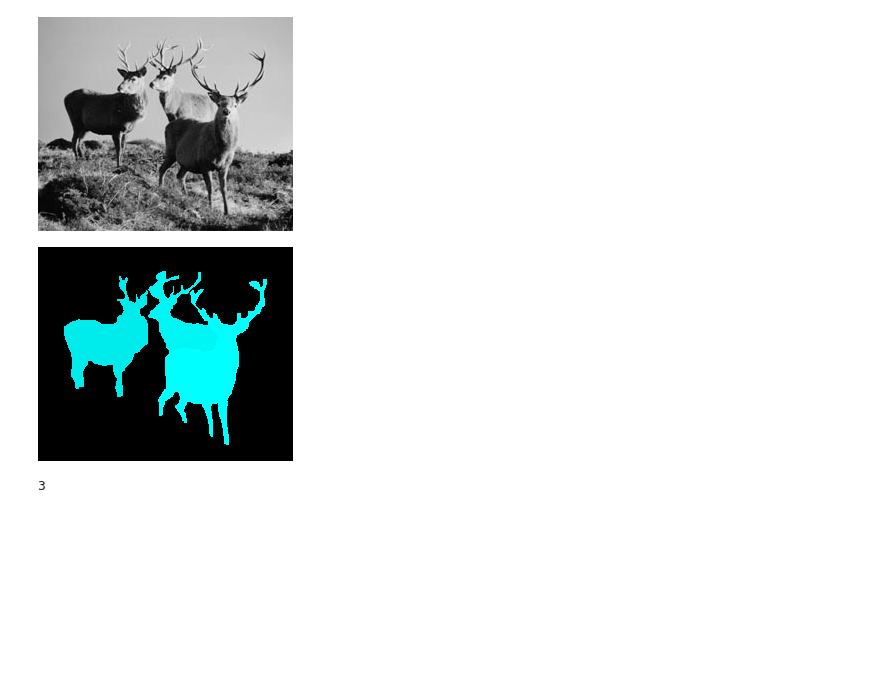
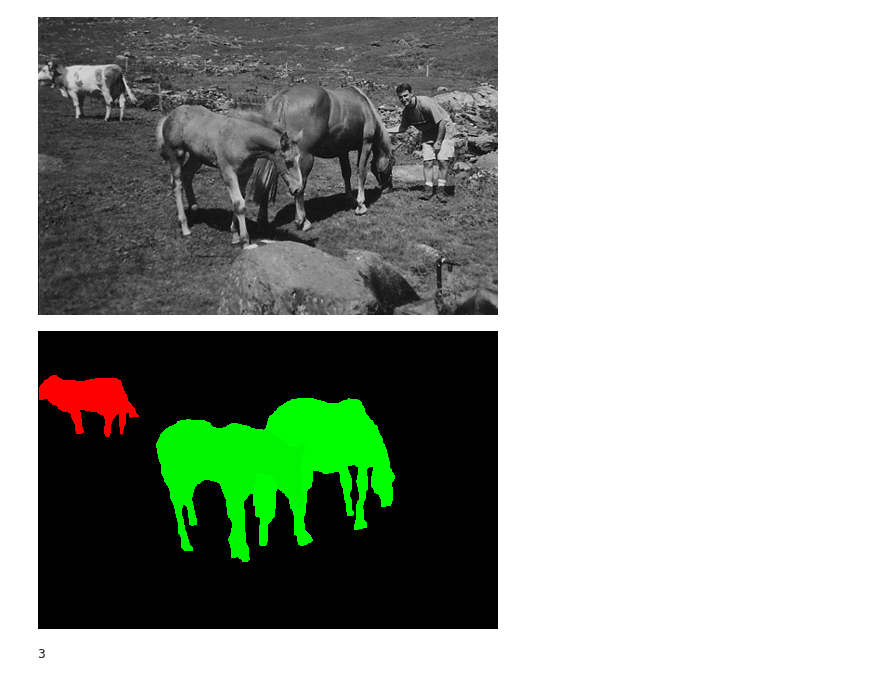
Before and after one commit to AntoineLlg/Instance-Detection-Hoofed-Animals, a Jupyter notebook: preprocessing.ipynb, the cells around one changed output. Drawn from its saved outputs; the diff is of its cells as text; code cells hidden in the pictures; blank space fills up the shorter version.

```diff
--- a/preprocessing.ipynb
+++ b/preprocessing.ipynb
@@ -5,13 +5,13 @@ import PIL
 import matplotlib.pyplot as plt
 from tqdm.notebook import tqdm
 # %%
-PIL.Image.open('./HoofedAnimals/org/90.png')
+PIL.Image.open('./HoofedAnimals/org/55.png')
 # %% [output]
-[figure, old version]
+[figure, new version]
 # %%
-PIL.Image.open('./HoofedAnimals/mask/90_mask.png')
+PIL.Image.open('./HoofedAnimals/mask/55_mask.png')
 # %% [output]
-[figure, old version]
+[figure, new version]
 # %%
 L = np.asarray([[*PIL.Image.open(f'./HoofedAnimals/org/{i}.png').size, i] for i in range(1, 201)])
 # %%
```
Also changed, not shown: parts of 5 cells of this notebook, 2 other files.
